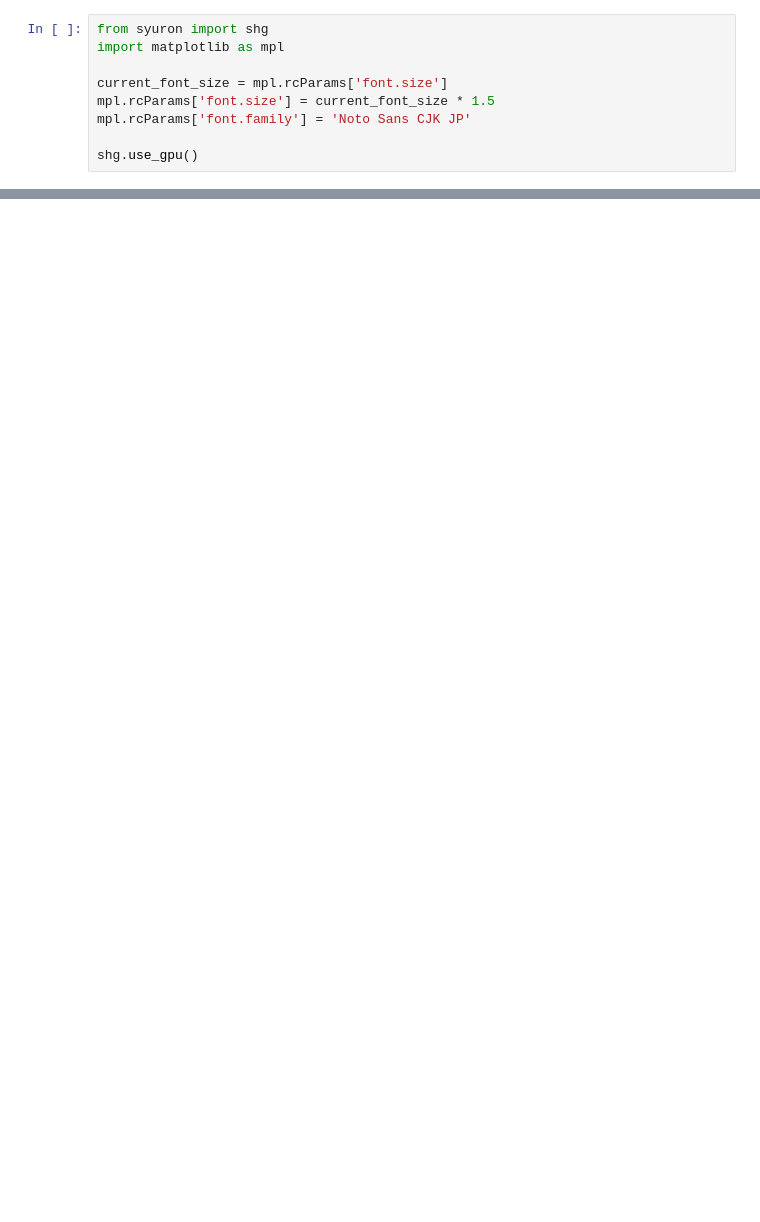
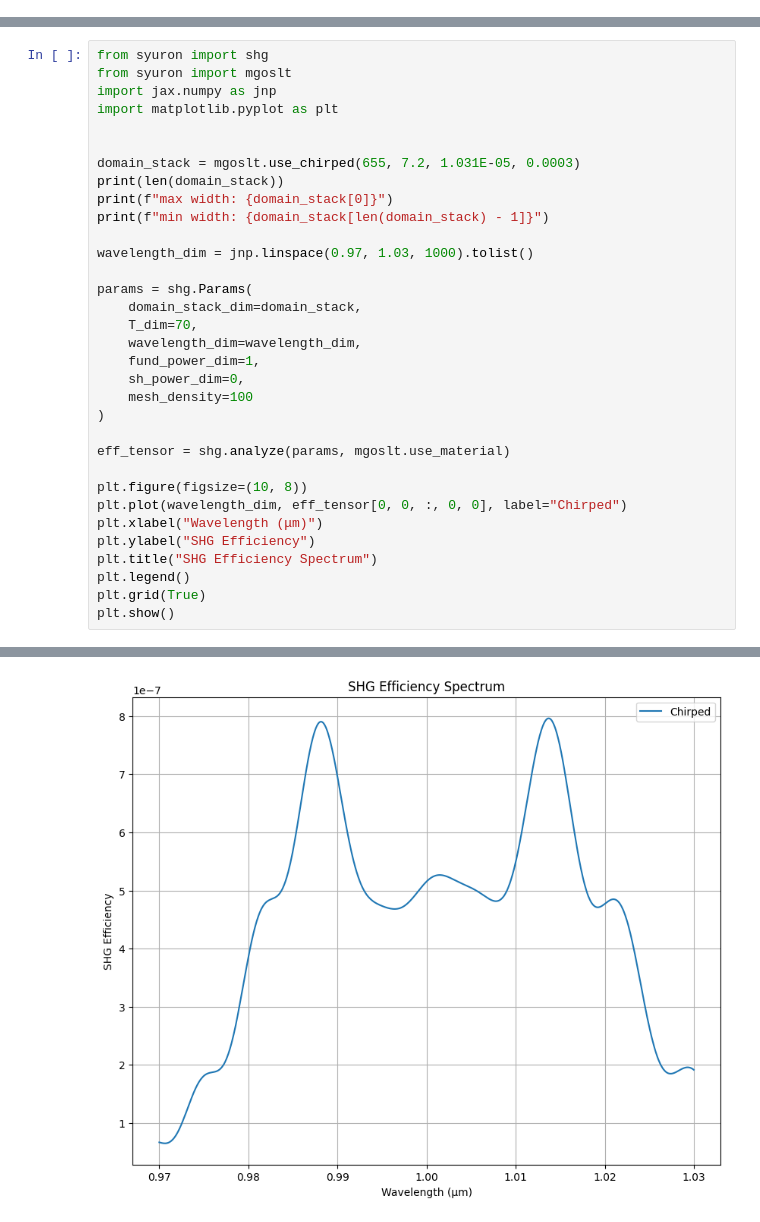
Before and after one commit to Xo1otl/mictlan, a Jupyter notebook: research/syuron/examples/shg.ipynb, the cells around one changed output, grey strips where cells are left out. Drawn from its saved outputs; the diff is of its cells as text; blank space fills up the shorter version.

```diff
--- a/research/syuron/examples/shg.ipynb
+++ b/research/syuron/examples/shg.ipynb
@@ -1,9 +0,0 @@
-# %%
-from syuron import shg
-import matplotlib as mpl
-
-current_font_size = mpl.rcParams['font.size']
-mpl.rcParams['font.size'] = current_font_size * 1.5
-mpl.rcParams['font.family'] = 'Noto Sans CJK JP'
-
-shg.use_gpu()
@@ -240,0 +1,34 @@ plt.show()
+# %%
+from syuron import shg
+from syuron import mgoslt
+import jax.numpy as jnp
+import matplotlib.pyplot as plt
+
+
+domain_stack = mgoslt.use_chirped(655, 7.2, 1.031E-05, 0.0003)
+print(len(domain_stack))
+print(f"max width: {domain_stack[0]}")
+print(f"min width: {domain_stack[len(domain_stack) - 1]}")
+
+wavelength_dim = jnp.linspace(0.97, 1.03, 1000).tolist()
+
+params = shg.Params(
+    domain_stack_dim=domain_stack,
+    T_dim=70,
+    wavelength_dim=wavelength_dim,
+    fund_power_dim=1,
+    sh_power_dim=0,
+    mesh_density=100
+)
+
+eff_tensor = shg.analyze(params, mgoslt.use_material)
+
+plt.figure(figsize=(10, 8))
+plt.plot(wavelength_dim, eff_tensor[0, 0, :, 0, 0], label="Chirped")
+plt.xlabel("Wavelength (μm)")
+plt.ylabel("SHG Efficiency")
+plt.title("SHG Efficiency Spectrum")
+plt.legend()
+plt.grid(True)
+plt.show()
+# %% [output]
@@ -240,0 +38 @@ plt.show()
+[figure, added]
```
Also changed, not shown: parts of 9 cells of this notebook, 30 other files.
